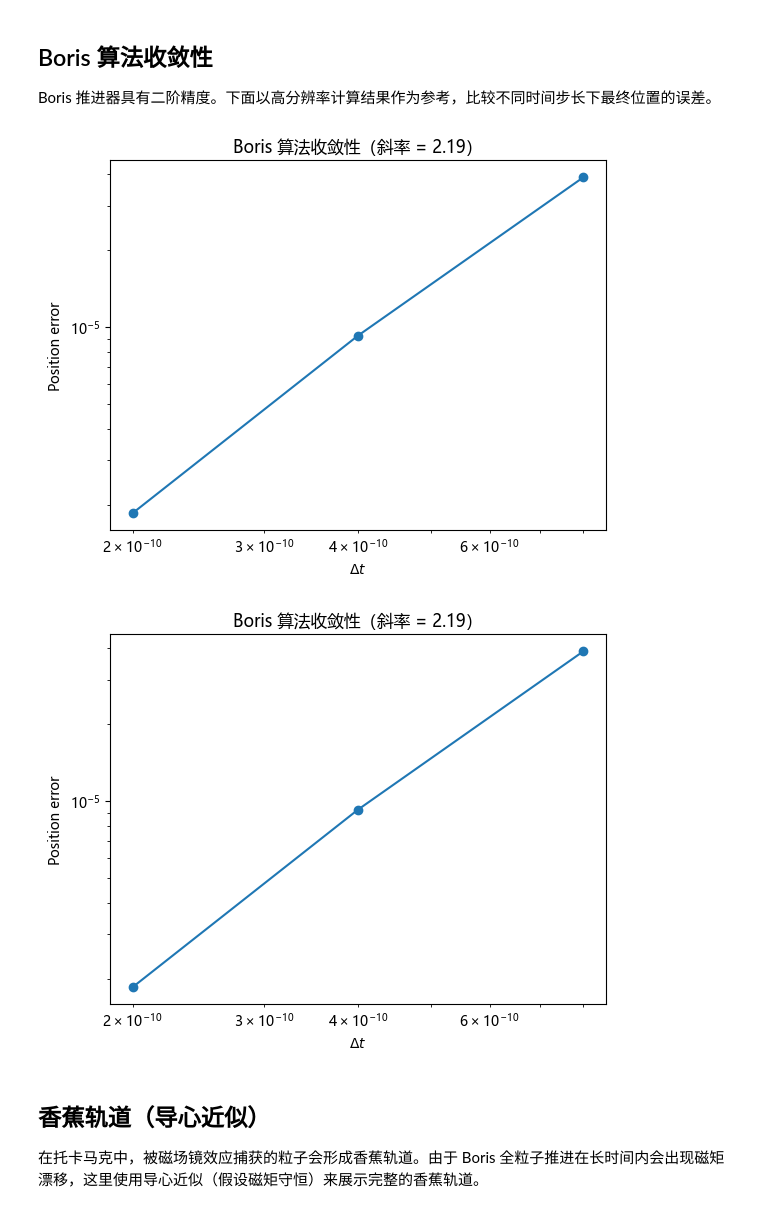
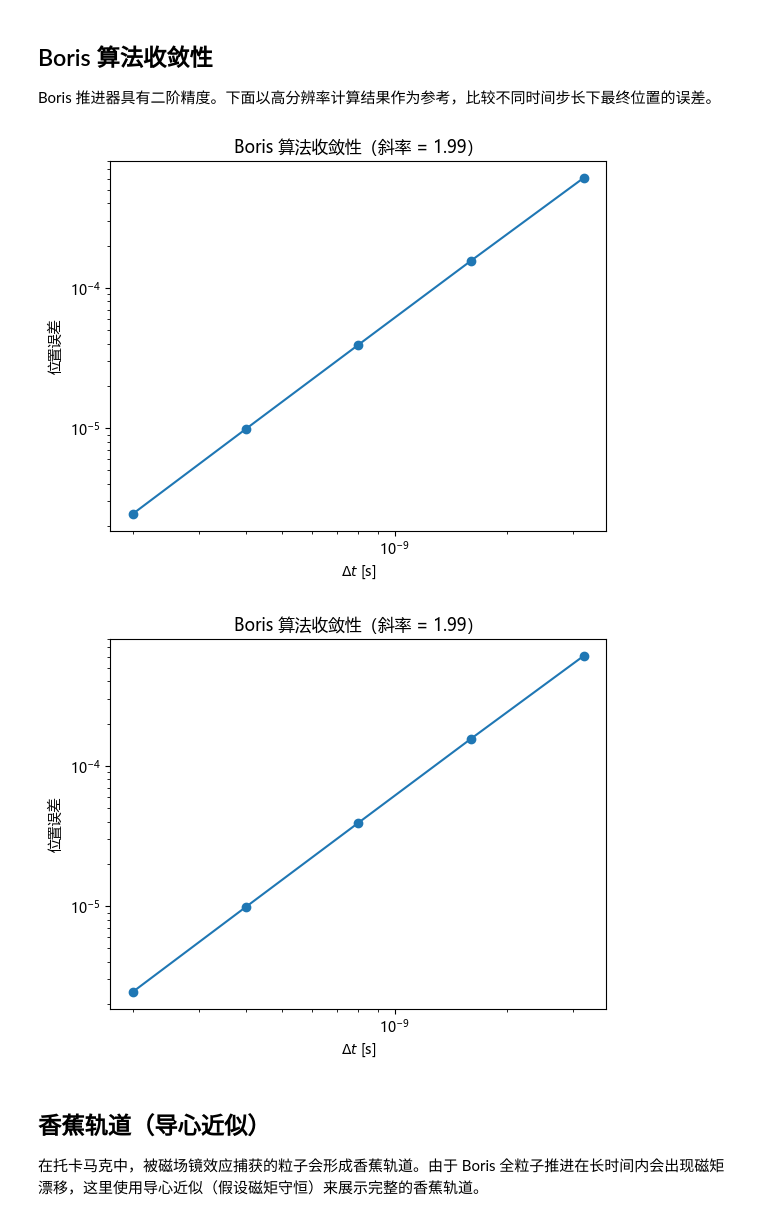
Before and after one commit to Lamb701/particle-simulation, a Jupyter notebook: notebooks/demo.ipynb, the cells around one changed output. Drawn from its saved outputs; the diff is of its cells as text; code cells hidden in the pictures.

```diff
--- a/notebooks/demo.ipynb
+++ b/notebooks/demo.ipynb
@@ -81,22 +103,23 @@ Boris 推进器具有二阶精度。下面以高分辨率计算结果作为参
 # %%
 from src.diagnostics import convergence_test
 
 field = MirrorField(B0=1.0, bm=2.0, L=1.0)
 v = np.array([1e5, 0.0, 5e4])
 p = Particle(PROTON_CHARGE, PROTON_MASS, np.array([0.01, 0.0, 0.0]), v)
-dt_list = [2e-10, 4e-10, 8e-10]
-result = convergence_test(field, E, p, dt_ref=1e-10, n_steps_ref=8000, dt_list=dt_list)
+# 使用更多步长点和更细的参考解，减少参考误差和相位误差的影响
+dt_list = [2e-10, 4e-10, 8e-10, 1.6e-9, 3.2e-9]
+result = convergence_test(field, E, p, dt_ref=2.5e-11, n_steps_ref=32000, dt_list=dt_list)
 
 slope = np.polyfit(np.log(result["dt_list"]), np.log(result["errors"]), 1)[0]
 fig, ax = plt.subplots()
 ax.loglog(result["dt_list"], result["errors"], "o-")
-ax.set_xlabel(r"$\Delta t$")
-ax.set_ylabel("Position error")
+ax.set_xlabel(r"$\Delta t$ [s]")
+ax.set_ylabel("位置误差")
 ax.set_title(f"Boris 算法收敛性（斜率 = {slope:.2f}）")
 fig
 # %% [output]
-[figure, old version]
+[figure, new version]
-[figure, old version]
+[figure, new version]
 # %% [markdown]
 ## 香蕉轨道（导心近似）
 
```
Also changed, not shown: parts of 2 cells of this notebook, 8 other files.
